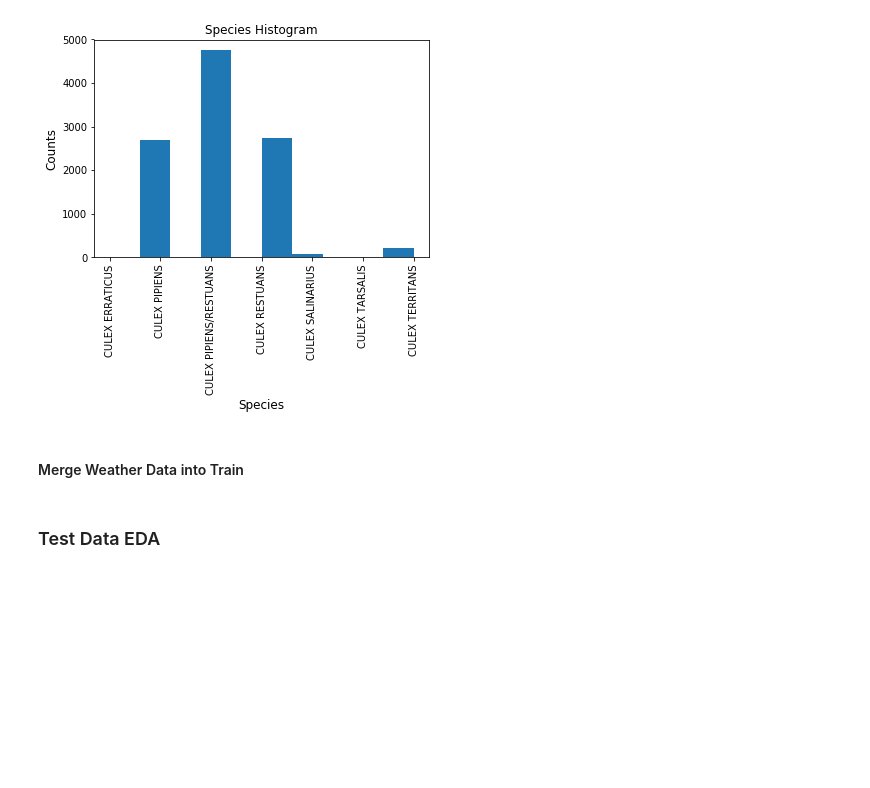
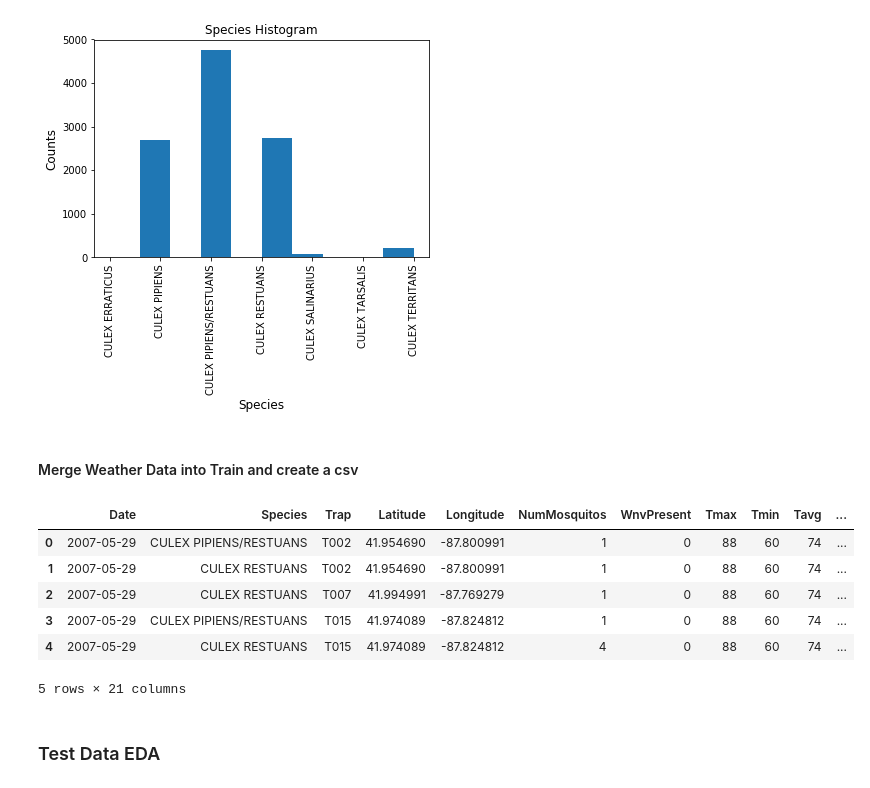
Before and after one commit to c-e-smith/west_nile_chi, a Jupyter notebook: working/WestNile.ipynb, the cells around one changed output. Saved outputs shown, nothing was run; the diff lists cells and outputs as text; code cells hidden in the pictures; blank space fills up the shorter version.

Commit message:
Updated weater data to include AvgSpeed and CSV fiel was also updated

```diff
--- a/working/WestNile.ipynb
+++ b/working/WestNile.ipynb
@@ -101,11 +101,21 @@ plt.show()
 # %% [output]
 [figure]
 # %% [markdown]
-####  Merge Weather Data into Train
+####  Merge Weather Data into Train and create a csv
 # %%
 train_merge = train.merge(weather_new, how = 'left', on = 'Date')
 # %%
 train_merge.to_csv(path_or_buf='./train_with_weather.csvx')
+# %%
+train_merge.head()
+# %% [output]
+|  | Date | Species | Trap | Latitude | Longitude | NumMosquitos | WnvPresent | Tmax | Tmin | Tavg | ... |
+| 0 | 2007-05-29 | CULEX PIPIENS/RESTUANS | T002 | 41.954690 | -87.800991 | 1 | 0 | 88 | 60 | 74 | ... |
+| 1 | 2007-05-29 | CULEX RESTUANS | T002 | 41.954690 | -87.800991 | 1 | 0 | 88 | 60 | 74 | ... |
+| 2 | 2007-05-29 | CULEX RESTUANS | T007 | 41.994991 | -87.769279 | 1 | 0 | 88 | 60 | 74 | ... |
+| 3 | 2007-05-29 | CULEX PIPIENS/RESTUANS | T015 | 41.974089 | -87.824812 | 1 | 0 | 88 | 60 | 74 | ... |
+| 4 | 2007-05-29 | CULEX RESTUANS | T015 | 41.974089 | -87.824812 | 4 | 0 | 88 | 60 | 74 | ... |
+5 rows × 21 columns
 # %% [markdown]
 ### Test Data EDA
 # %%
```
Also changed, not shown: parts of 5 cells of this notebook, 1 other file.
